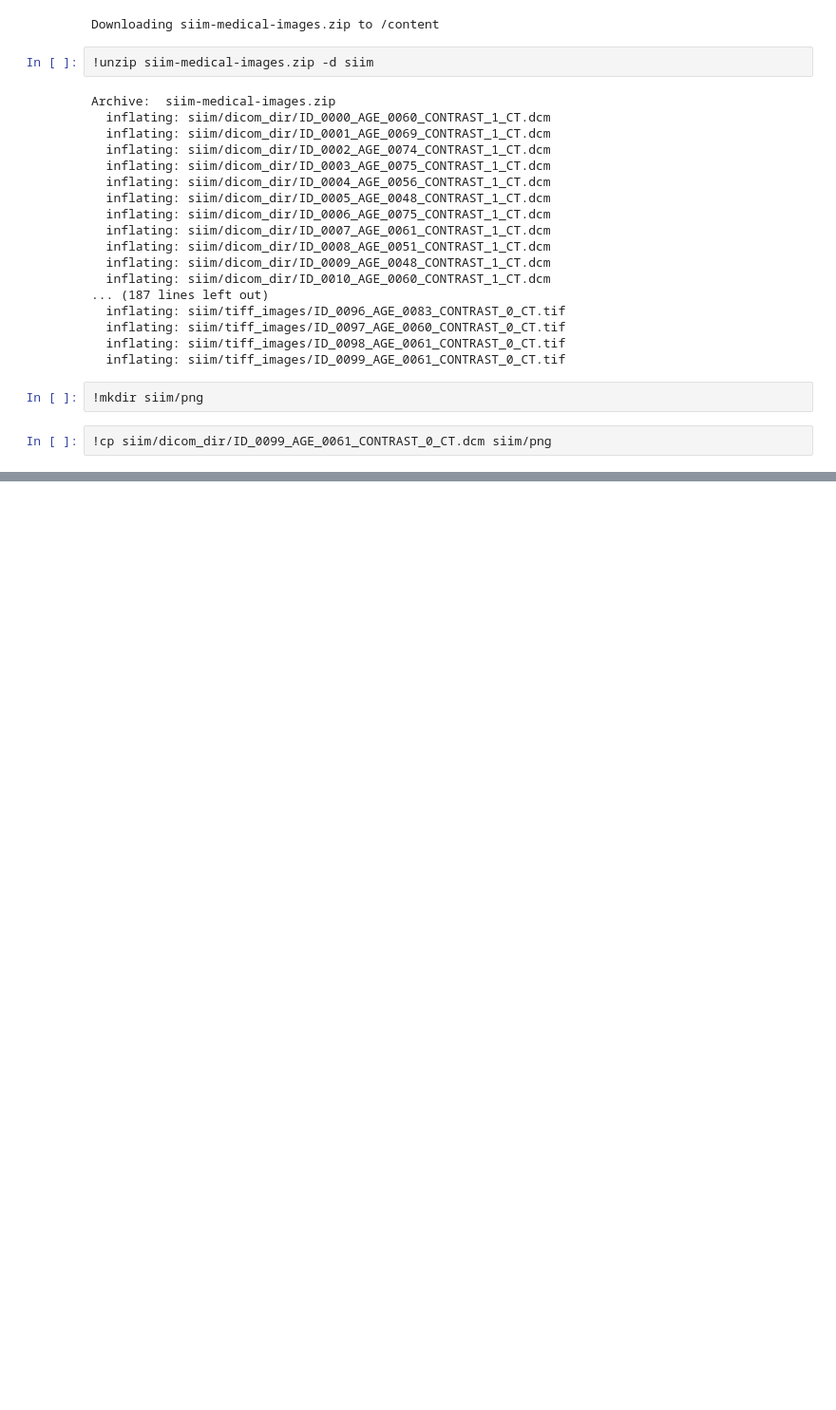
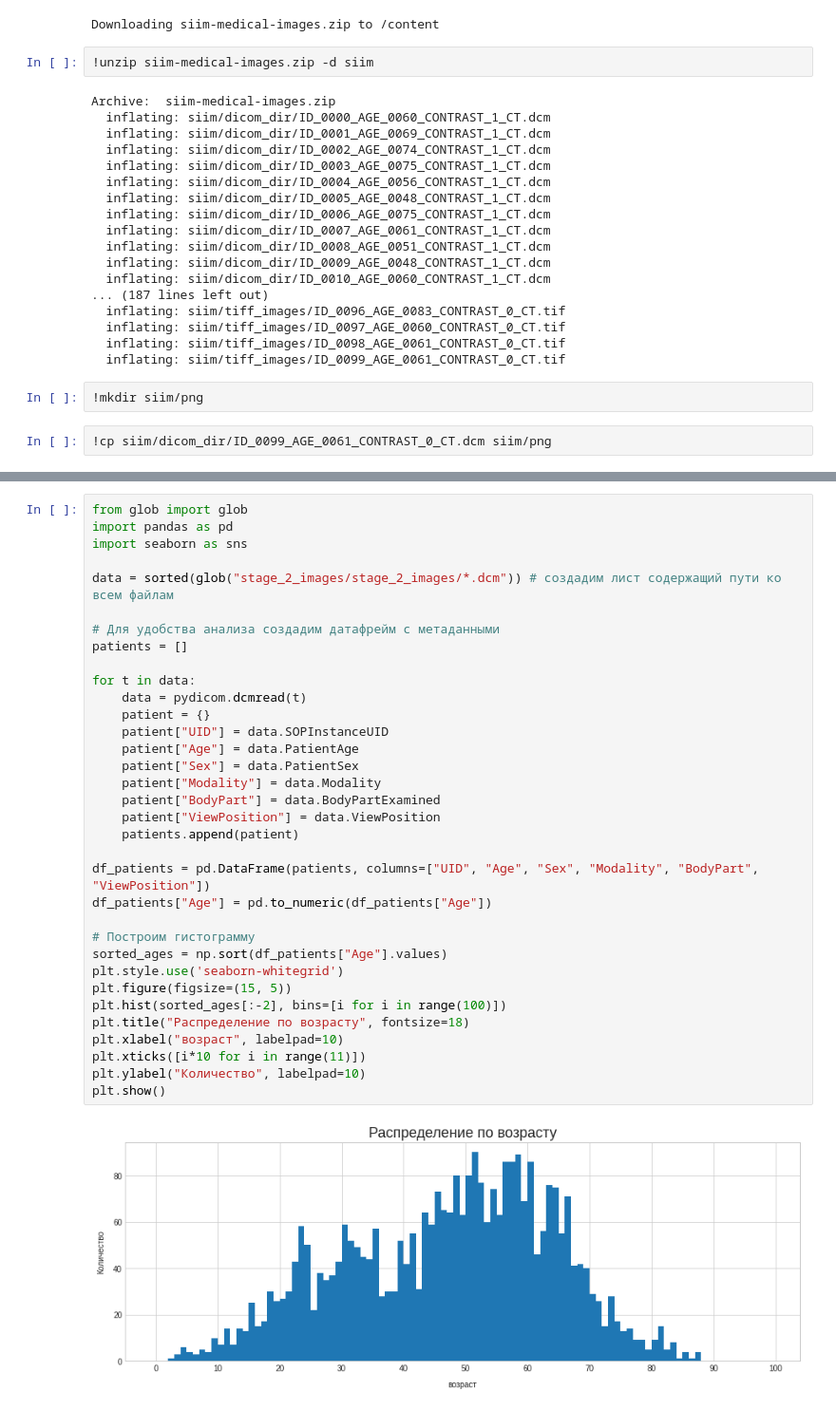
Before and after one commit to androbaza/my-kaggle-submissions, a Jupyter notebook: medical_image_analysis_in_python.ipynb, the cells around one changed output, grey strips where cells are left out. Shown at 95% size. Saved outputs shown, nothing was run; the diff lists cells and outputs as text; blank space fills up the shorter version.

```diff
--- a/medical_image_analysis_in_python.ipynb
+++ b/medical_image_analysis_in_python.ipynb
@@ -170,0 +200,36 @@ Successfully installed kornia-0.5.0
+# %%
+from glob import glob
+import pandas as pd
+import seaborn as sns
+
+data = sorted(glob("stage_2_images/stage_2_images/*.dcm")) # создадим лист содержащий пути ко всем файлам
+
+# Для удобства анализа создадим датафрейм с метаданными
+patients = []
+
+for t in data:
+    data = pydicom.dcmread(t)
+    patient = {}
+    patient["UID"] = data.SOPInstanceUID
+    patient["Age"] = data.PatientAge
+    patient["Sex"] = data.PatientSex
+    patient["Modality"] = data.Modality
+    patient["BodyPart"] = data.BodyPartExamined
+    patient["ViewPosition"] = data.ViewPosition
+    patients.append(patient)
+
+df_patients = pd.DataFrame(patients, columns=["UID", "Age", "Sex", "Modality", "BodyPart", "ViewPosition"])
+df_patients["Age"] = pd.to_numeric(df_patients["Age"])
+
+# Построим гистограмму
+sorted_ages = np.sort(df_patients["Age"].values)
+plt.style.use('seaborn-whitegrid')
+plt.figure(figsize=(15, 5))
+plt.hist(sorted_ages[:-2], bins=[i for i in range(100)])
+plt.title("Распределение по возрасту", fontsize=18)
+plt.xlabel("возраст", labelpad=10)
+plt.xticks([i*10 for i in range(11)])
+plt.ylabel("Количество", labelpad=10)
+plt.show()
+# %% [output]
+[figure, added]
```
Also changed, not shown: parts of 26 cells of this notebook.
